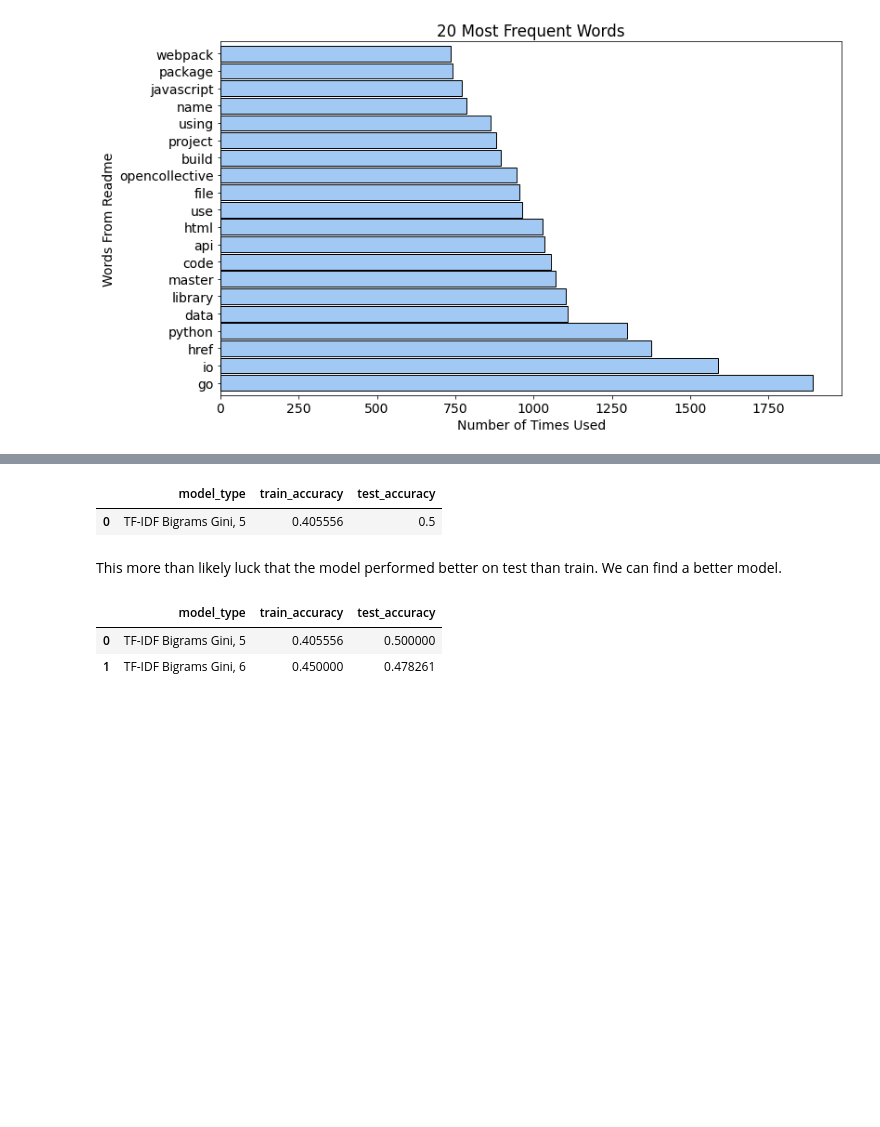
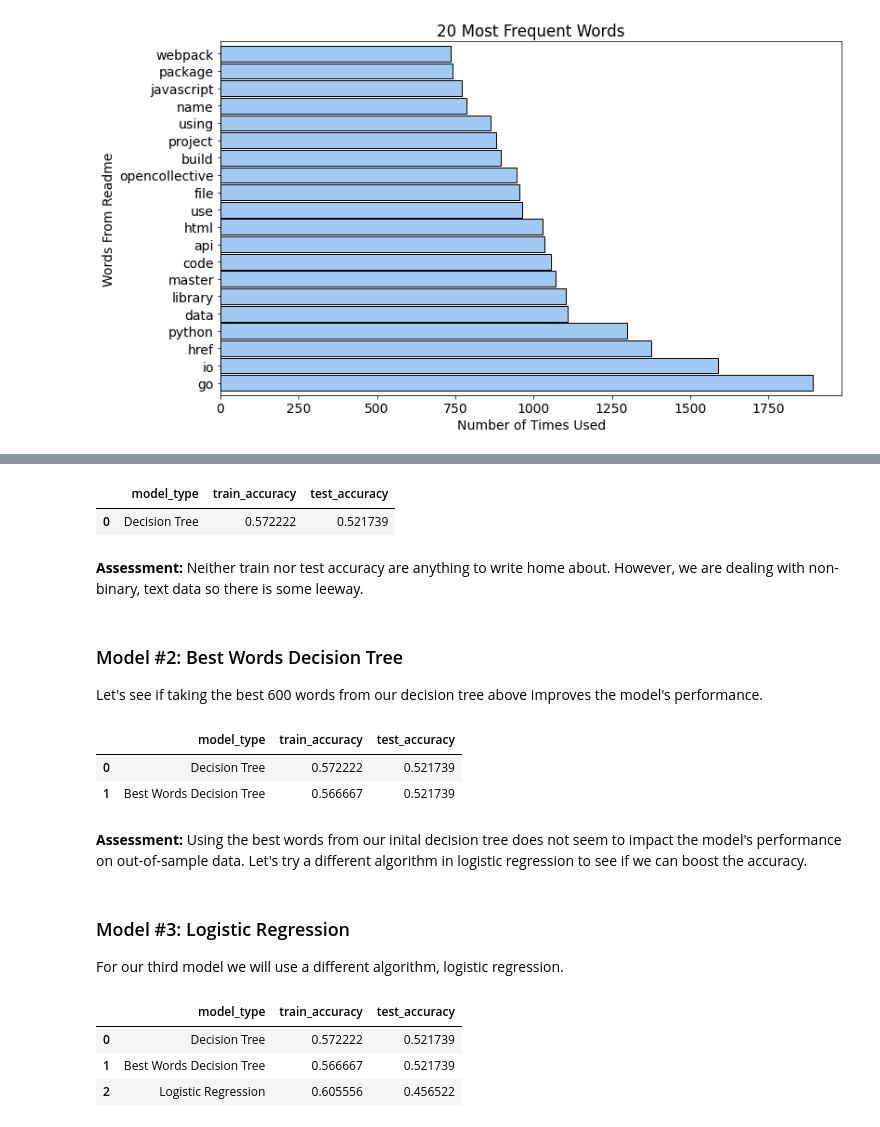
Before and after one commit to cobb-jiang-hartman-npl-project/github-repository-project, a Jupyter notebook: final_project.ipynb, the cells around one changed output, grey strips where cells are left out. Saved outputs shown, nothing was run; the diff lists cells and outputs as text; code cells hidden in the pictures; blank space fills up the shorter version.

```diff
--- a/final_project.ipynb
+++ b/final_project.ipynb
@@ -472,9 +475,9 @@ evaluation = pd.DataFrame(columns=["model_type", "train_accuracy", "test_accurac
 # %%
-# create tfidf_bigrams vectorizer object
-tfidf_bigrams = TfidfVectorizer(ngram_range=(2, 2))
+# create tfidf vectorizer object
+tfidf = TfidfVectorizer()
 
-# use tfidf_bigrams object to create model features
-X = tfidf_bigrams.fit_transform(df.clean_readme_contents)
+# use tfidf object to create model features
+X = tfidf.fit_transform(df.clean_readme_contents)
 
 # establish model target
 y = df.language
@@ -483,42 +486,85 @@ y = df.language
 X_train, X_test, y_train, y_test = pp.split_repo_data(X, y)
 
 # create model object
-tree = DecisionTreeClassifier(max_depth=5, random_state=56)
+tree = DecisionTreeClassifier(criterion="entropy", max_depth=4, random_state=56)
 
 # fit model object
 tree.fit(X_train, y_train)
 
 # append evaluation
-evaluation = ev.append_evaluation(evaluation, model_type="TF-IDF Bigrams Gini, 5", model_object=tree, X_train=X_train, y_train=y_train, X_test=X_test, y_test=y_test)
+evaluation = ev.append_evaluation(evaluation, model_type="Decision Tree", model_object=tree, X_train=X_train, y_train=y_train, X_test=X_test, y_test=y_test)
 evaluation.sort_values(by="test_accuracy", ascending=False)
 # %% [output]
 |  | model_type | train_accuracy | test_accuracy |
-| 0 | TF-IDF Bigrams Gini, 5 | 0.405556 | 0.5 |
+| 0 | Decision Tree | 0.572222 | 0.521739 |
-# %% [markdown]
-This more than likely luck that the model performed better on test than train. We can find a better model.
+# %% [markdown]
+**Assessment:** Neither train nor test accuracy are anything to write home about. However, we are dealing with non-binary, text data so there is some leeway.
+# %% [markdown]
+### Model #2: Best Words Decision Tree
+Let's see if taking the best 600 words from our decision tree above improves the model's performance.
+# %%
+# create best_words
+best_words = (
+      pd.Series(dict(zip(tfidf.get_feature_names(), tree.feature_importances_)))
+      .sort_values()
+      .tail(600)
+      .index
+  )
+
+# create tfidf vectorizer object
+tfidf = TfidfVectorizer(vocabulary=best_words)
+
+# use tfidf object to create model features
+X = tfidf.fit_transform(df.clean_readme_contents)
+
+# establish model target
+y = df.language
+
+# split data
+X_train, X_test, y_train, y_test = pp.split_repo_data(X, y)
+
+# create model object
+tree = DecisionTreeClassifier(criterion="entropy", max_depth=4, random_state=56)
+
+# fit model object
+tree.fit(X_train, y_train)
+
+# append evaluation
+evaluation = ev.append_evaluation(evaluation, model_type="Best Words Decision Tree", model_object=tree, X_train=X_train, y_train=y_train, X_test=X_test, y_test=y_test)
+evaluation.sort_values(by="test_accuracy", ascending=False)
+# %% [output]
+|  | model_type | train_accuracy | test_accuracy |
+| 0 | Decision Tree | 0.572222 | 0.521739 |
+| 1 | Best Words Decision Tree | 0.566667 | 0.521739 |
+# %% [markdown]
+**Assessment:** Using the best words from our inital decision tree does not seem to impact the model's performance on out-of-sample data. Let's try a different algorithm in logistic regression to see if we can boost the accuracy.
+# %% [markdown]
+### Model #3: Logistic Regression
+For our third model we will use a different algorithm, logistic regression.
 # %%
-# create tfidf_bigrams vectorizer object
-tfidf_bigrams = TfidfVectorizer(ngram_range=(2, 2))
+# create tfidf vectorizer object
+tfidf = TfidfVectorizer()
 
-# use tfidf_bigrams object to create model features
-X = tfidf_bigrams.fit_transform(df.clean_readme_contents)
+# use tfidf object to create model features
+X = tfidf.fit_transform(df.clean_readme_contents)
 
 # establish model target
 y = df.language
 
 # split data
 X_train, X_test, y_train, y_test = pp.split_repo_data(X, y)
 
 # create model object
-tree = DecisionTreeClassifier(max_depth=6, random_state=56)
+logit = LogisticRegression(random_state=56)
 
 # fit model object
-tree.fit(X_train, y_train)
+logit.fit(X_train, y_train)
 
 # append evaluation
-evaluation = ev.append_evaluation(evaluation, model_type="TF-IDF Bigrams Gini, 6", model_object=tree, X_train=X_train, y_train=y_train, X_test=X_test, y_test=y_test)
+evaluation = ev.append_evaluation(evaluation, model_type="Logistic Regression", model_object=logit, X_train=X_train, y_train=y_train, X_test=X_test, y_test=y_test)
 evaluation.sort_values(by="test_accuracy", ascending=False)
 # %% [output]
 |  | model_type | train_accuracy | test_accuracy |
-| 0 | TF-IDF Bigrams Gini, 5 | 0.405556 | 0.500000 |
-| 1 | TF-IDF Bigrams Gini, 6 | 0.450000 | 0.478261 |
+| 0 | Decision Tree | 0.572222 | 0.521739 |
+| 1 | Best Words Decision Tree | 0.566667 | 0.521739 |
+| 2 | Logistic Regression | 0.605556 | 0.456522 |
```
Also changed, not shown: parts of 24 cells of this notebook, 3 other files.
